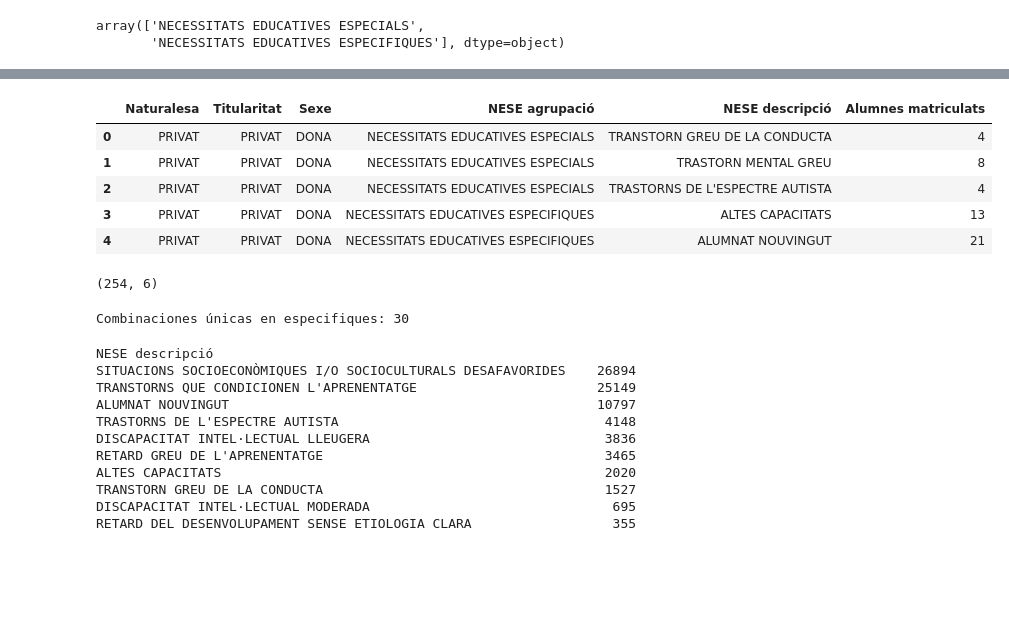
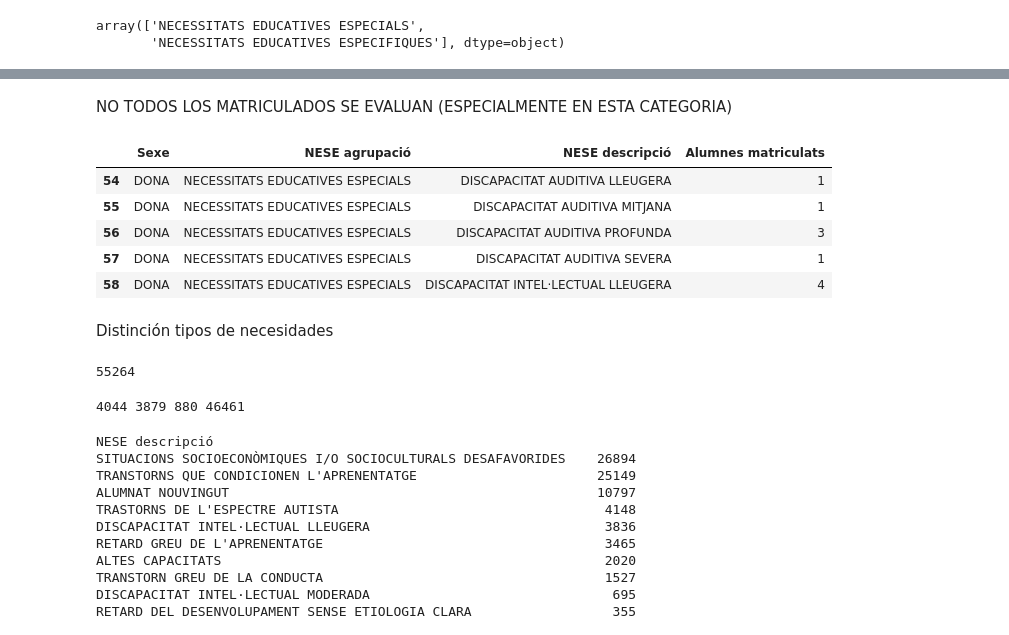
Before and after one commit to annaszymanskicortes/truco-o-dato, a Jupyter notebook: notebook_julia.ipynb, the cells around one changed output, grey strips where cells are left out. Cells and saved outputs as stored; diff of their text form; code cells hidden in the pictures; blank space fills up the shorter version.

```diff
--- a/notebook_julia.ipynb
+++ b/notebook_julia.ipynb
@@ -168,3 +162,7 @@ df_alumnes_necessities["NESE agrupació"].unique()
 # %% [output]
 array(['NECESSITATS EDUCATIVES ESPECIALS',
        'NECESSITATS EDUCATIVES ESPECIFIQUES'], dtype=object)
+# %%
+df_alumnes_necessities_public = df_alumnes_necessities[df_alumnes_necessities["Naturalesa"]=="PÚBLIC"]
+df_alumnes_necessities_public_sum = df_alumnes_necessities_public["Alumnes matriculats"].sum()
+df_alumnes_necessities_public_sum
@@ -171,13 +180,17 @@ array(['NECESSITATS EDUCATIVES ESPECIALS',
+# %% [markdown]
+NO TODOS LOS MATRICULADOS SE EVALUAN (ESPECIALMENTE EN ESTA CATEGORIA)
 # %%
-df_alumnes_necessities = df_alumnes_necessities.drop(columns =["Curs","Estudis","Codi àrea territorial","Àrea territorial","Matrícula concertada (S/N)"])
-df_alumnes_necessities.head()
+df_alumnes_necessities_public = df_alumnes_necessities_public.drop(columns =["Curs","Estudis","Codi àrea territorial","Àrea territorial","Naturalesa","Titularitat","Matrícula concertada (S/N)"])
+df_alumnes_necessities_public.head()
 # %% [output]
-|  | Naturalesa | Titularitat | Sexe | NESE agrupació | NESE descripció | Alumnes matriculats |
-| 0 | PRIVAT | PRIVAT | DONA | NECESSITATS EDUCATIVES ESPECIALS | TRANSTORN GREU DE LA CONDUCTA | 4 |
-| 1 | PRIVAT | PRIVAT | DONA | NECESSITATS EDUCATIVES ESPECIALS | TRASTORN MENTAL GREU | 8 |
-| 2 | PRIVAT | PRIVAT | DONA | NECESSITATS EDUCATIVES ESPECIALS | TRASTORNS DE L'ESPECTRE AUTISTA | 4 |
-| 3 | PRIVAT | PRIVAT | DONA | NECESSITATS EDUCATIVES ESPECIFIQUES | ALTES CAPACITATS | 13 |
-| 4 | PRIVAT | PRIVAT | DONA | NECESSITATS EDUCATIVES ESPECIFIQUES | ALUMNAT NOUVINGUT | 21 |
+|  | Sexe | NESE agrupació | NESE descripció | Alumnes matriculats |
+| 54 | DONA | NECESSITATS EDUCATIVES ESPECIALS | DISCAPACITAT AUDITIVA LLEUGERA | 1 |
+| 55 | DONA | NECESSITATS EDUCATIVES ESPECIALS | DISCAPACITAT AUDITIVA MITJANA | 1 |
+| 56 | DONA | NECESSITATS EDUCATIVES ESPECIALS | DISCAPACITAT AUDITIVA PROFUNDA | 3 |
+| 57 | DONA | NECESSITATS EDUCATIVES ESPECIALS | DISCAPACITAT AUDITIVA SEVERA | 1 |
+| 58 | DONA | NECESSITATS EDUCATIVES ESPECIALS | DISCAPACITAT INTEL·LECTUAL LLEUGERA | 4 |
+# %% [markdown]
+Distinción tipos de necesidades
 # %%
 # Trabajan lo mismo pero de otra forma
 
@@ -239,30 +252,32 @@ fisics = [
 ]
 # %%
 # Alumnos con necesidades educativas específiques
-df_especifiques = df_alumnes_necessities[
-    df_alumnes_necessities["NESE descripció"].isin(especifiques)
+df_especifiques = df_alumnes_necessities_public[
+    df_alumnes_necessities_public["NESE descripció"].isin(especifiques)
 ]
 
 # Alumnos con necesidades educativas especials
-df_especials = df_alumnes_necessities[
-    df_alumnes_necessities["NESE descripció"].isin(especials)
+df_especials = df_alumnes_necessities_public[
+    df_alumnes_necessities_public["NESE descripció"].isin(especials)
 ]
 
-df_mental = df_alumnes_necessities[df_alumnes_necessities["NESE descripció"].isin(mental)]
+df_mental = df_alumnes_necessities_public[df_alumnes_necessities_public["NESE descripció"].isin(mental)]
 
-df_educatives = df_alumnes_necessities[df_alumnes_necessities["NESE descripció"].isin(educatives)]
+df_educatives = df_alumnes_necessities_public[df_alumnes_necessities_public["NESE descripció"].isin(educatives)]
 
-df_intel = df_alumnes_necessities[df_alumnes_necessities["NESE descripció"].isin(intel)]
+df_intel = df_alumnes_necessities_public[df_alumnes_necessities_public["NESE descripció"].isin(intel)]
 
-df_fisics = df_alumnes_necessities[df_alumnes_necessities["NESE descripció"].isin(fisics)]
+df_fisics = df_alumnes_necessities_public[df_alumnes_necessities_public["NESE descripció"].isin(fisics)]
 # %% [output]
-(254, 6)
+55264
-# %%
-# Verificar si hay combinaciones únicas
-combinaciones_unicas = df_especifiques[['Naturalesa', 'Titularitat', 'Sexe', 'NESE descripció']].drop_duplicates()
-print(f"Combinaciones únicas en especifiques: {len(combinaciones_unicas)}")
-# %% [output]
-Combinaciones únicas en especifiques: 30
+# %%
+df_mental_sum = df_mental["Alumnes matriculats"].sum()
+df_intel_sum = df_intel["Alumnes matriculats"].sum()
+df_fisics_sum = df_fisics["Alumnes matriculats"].sum()
+df_educatives_sum = df_educatives["Alumnes matriculats"].sum()
+print(df_mental_sum, df_intel_sum, df_fisics_sum, df_educatives_sum)
+# %% [output]
+4044 3879 880 46461
 # %%
 conteo = df_alumnes_necessities.groupby("NESE descripció")["Alumnes matriculats"].sum().sort_values(ascending=False)
 conteo
```
Also changed, not shown: parts of 22 cells of this notebook, 1 other file.
